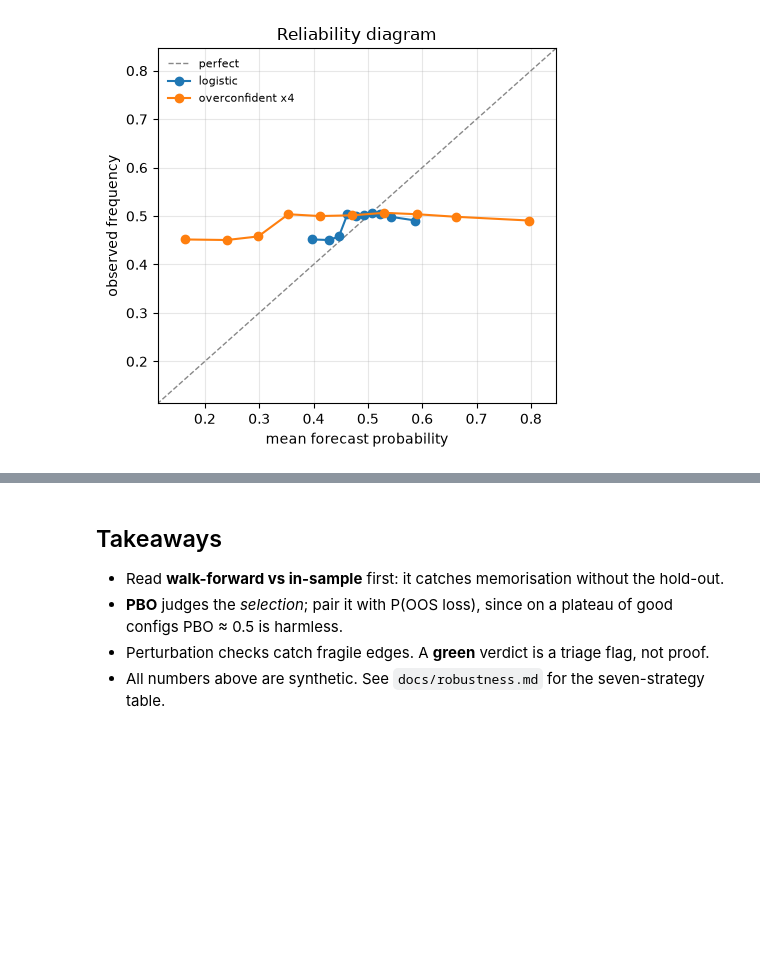
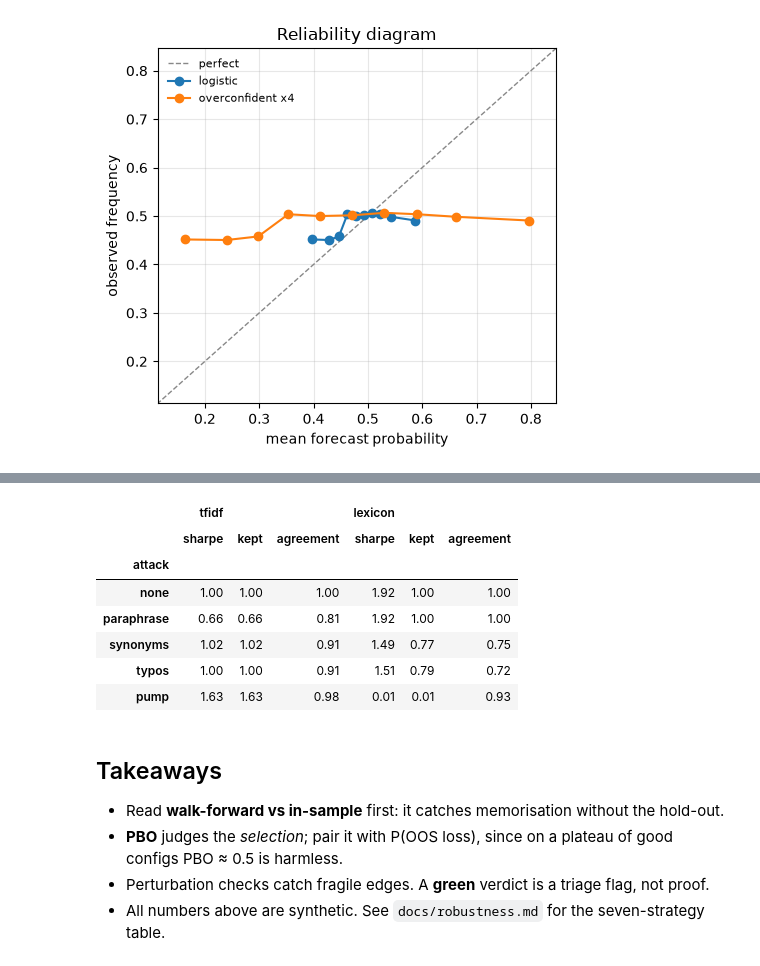
Before and after one commit to martoncse/quant-skills, a Jupyter notebook: skills/robustness/demo.ipynb, the cells around one changed output, grey strips where cells are left out. Saved outputs shown, nothing was run; the diff lists cells and outputs as text; code cells hidden in the pictures; blank space fills up the shorter version.

```diff
--- a/skills/robustness/demo.ipynb
+++ b/skills/robustness/demo.ipynb
@@ -139,3 +142,26 @@ plot_reliability(
+# %%
+from quantskills.data import synthetic_prices_with_news
+from quantskills.robustness import text_attack_test
+from quantskills.strategies import TextSentiment
+
+px = synthetic_prices_with_news(seed=0)
+train_px = px[px.index.get_level_values("date") <= train_end]
+pd.concat(
+    {
+        m: text_attack_test(TextSentiment, {"model": m}, train_px).set_index("attack")
+        for m in ("tfidf", "lexicon")
+    },
+    axis=1,
+).round(2)
+# %% [output]
+|  | tfidf |  |  | lexicon |  |  |
+|  | sharpe | kept | agreement | sharpe | kept | agreement |
+| attack |  |  |  |  |  |  |
+| none | 1.00 | 1.00 | 1.00 | 1.92 | 1.00 | 1.00 |
+| paraphrase | 0.66 | 0.66 | 0.81 | 1.92 | 1.00 | 1.00 |
+| synonyms | 1.02 | 1.02 | 0.91 | 1.49 | 0.77 | 0.75 |
+| typos | 1.00 | 1.00 | 0.91 | 1.51 | 0.79 | 0.72 |
+| pump | 1.63 | 1.63 | 0.98 | 0.01 | 0.01 | 0.93 |
 # %% [markdown]
 ## Takeaways
 - Read **walk-forward vs in-sample** first: it catches memorisation without the hold-out.
```
Also changed, not shown: parts of 2 cells of this notebook, 41 other files.
